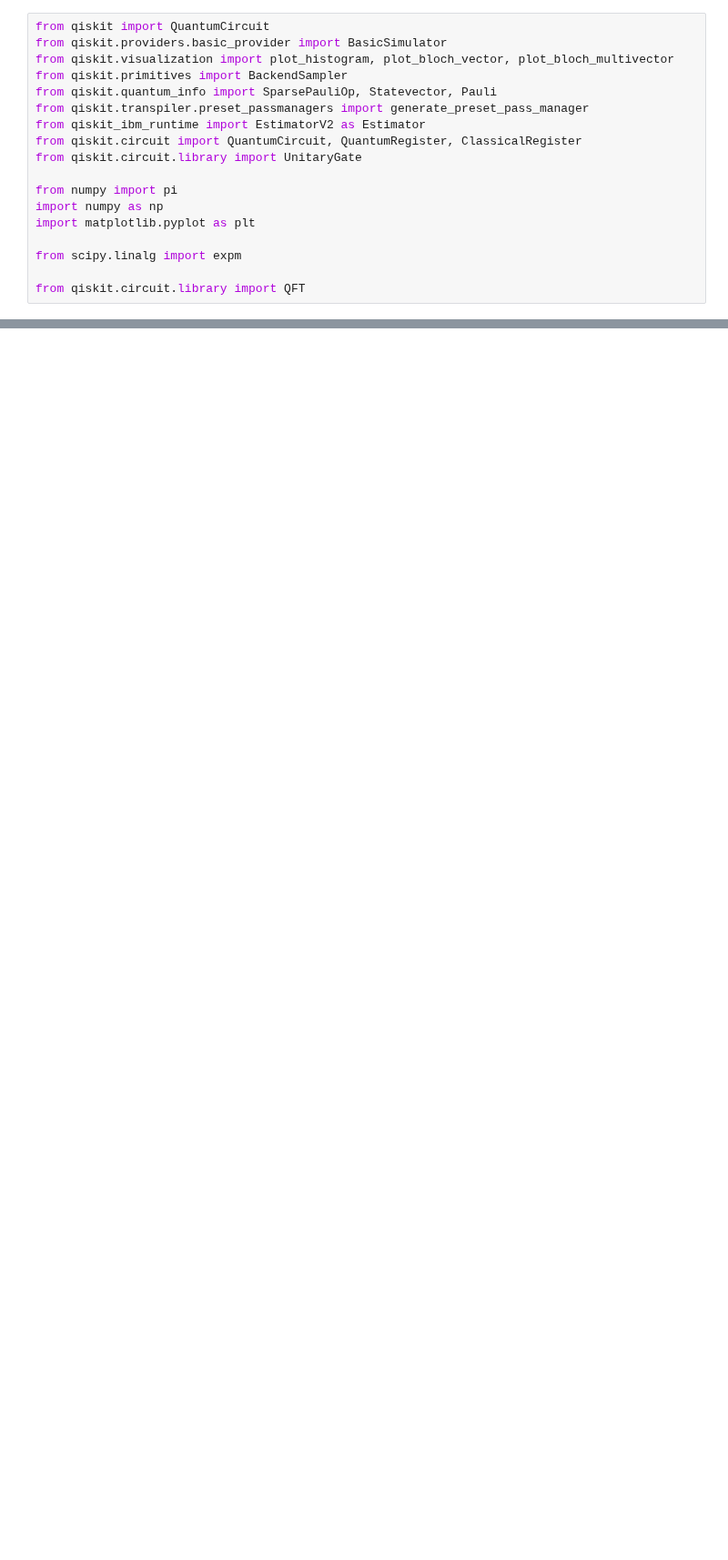
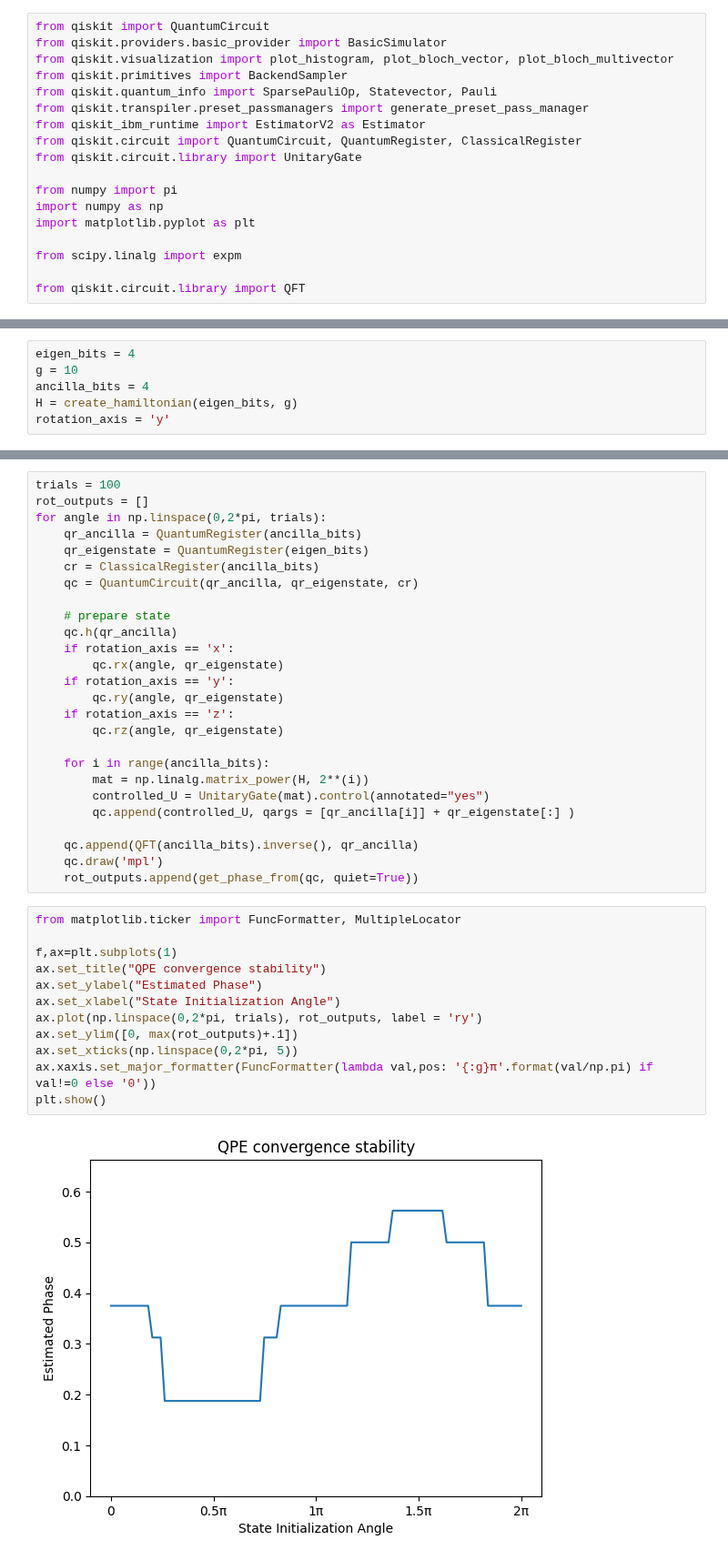
Before and after one commit to Quantum-Linear-Algebra/Intro-to-Quantum-Linear-Algebra, a Jupyter notebook: 7-Transverse_Field_Ising_Model.ipynb, the cells around one changed output, grey strips where cells are left out. Shown at 91% size. Drawn from its saved outputs; the diff is of its cells as text; blank space fills up the shorter version.

```diff
--- a/7-Transverse_Field_Ising_Model.ipynb
+++ b/7-Transverse_Field_Ising_Model.ipynb
@@ -608,0 +186,6 @@ plot_bloch_multivector(sv)
+# %%
+eigen_bits = 4
+g = 10
+ancilla_bits = 4
+H = create_hamiltonian(eigen_bits, g)
+rotation_axis = 'y'
@@ -608,0 +202,40 @@ plot_bloch_multivector(sv)
+# %%
+trials = 100
+rot_outputs = []
+for angle in np.linspace(0,2*pi, trials):
+    qr_ancilla = QuantumRegister(ancilla_bits)
+    qr_eigenstate = QuantumRegister(eigen_bits)
+    cr = ClassicalRegister(ancilla_bits)
+    qc = QuantumCircuit(qr_ancilla, qr_eigenstate, cr)
+
+    # prepare state
+    qc.h(qr_ancilla)
+    if rotation_axis == 'x':
+        qc.rx(angle, qr_eigenstate)
+    if rotation_axis == 'y':
+        qc.ry(angle, qr_eigenstate)
+    if rotation_axis == 'z':
+        qc.rz(angle, qr_eigenstate)
+
+    for i in range(ancilla_bits):
+        mat = np.linalg.matrix_power(H, 2**(i))
+        controlled_U = UnitaryGate(mat).control(annotated="yes")
+        qc.append(controlled_U, qargs = [qr_ancilla[i]] + qr_eigenstate[:] )
+
+    qc.append(QFT(ancilla_bits).inverse(), qr_ancilla)
+    qc.draw('mpl')
+    rot_outputs.append(get_phase_from(qc, quiet=True))
+# %%
+from matplotlib.ticker import FuncFormatter, MultipleLocator
+
+f,ax=plt.subplots(1)
+ax.set_title("QPE convergence stability")
+ax.set_ylabel("Estimated Phase")
+ax.set_xlabel("State Initialization Angle")
+ax.plot(np.linspace(0,2*pi, trials), rot_outputs, label = 'ry')
+ax.set_ylim([0, max(rot_outputs)+.1])
+ax.set_xticks(np.linspace(0,2*pi, 5))
+ax.xaxis.set_major_formatter(FuncFormatter(lambda val,pos: '{:g}π'.format(val/np.pi) if val!=0 else '0'))
+plt.show()
+# %% [output]
+[figure, added]
```
Also changed, not shown: parts of 54 cells of this notebook.
